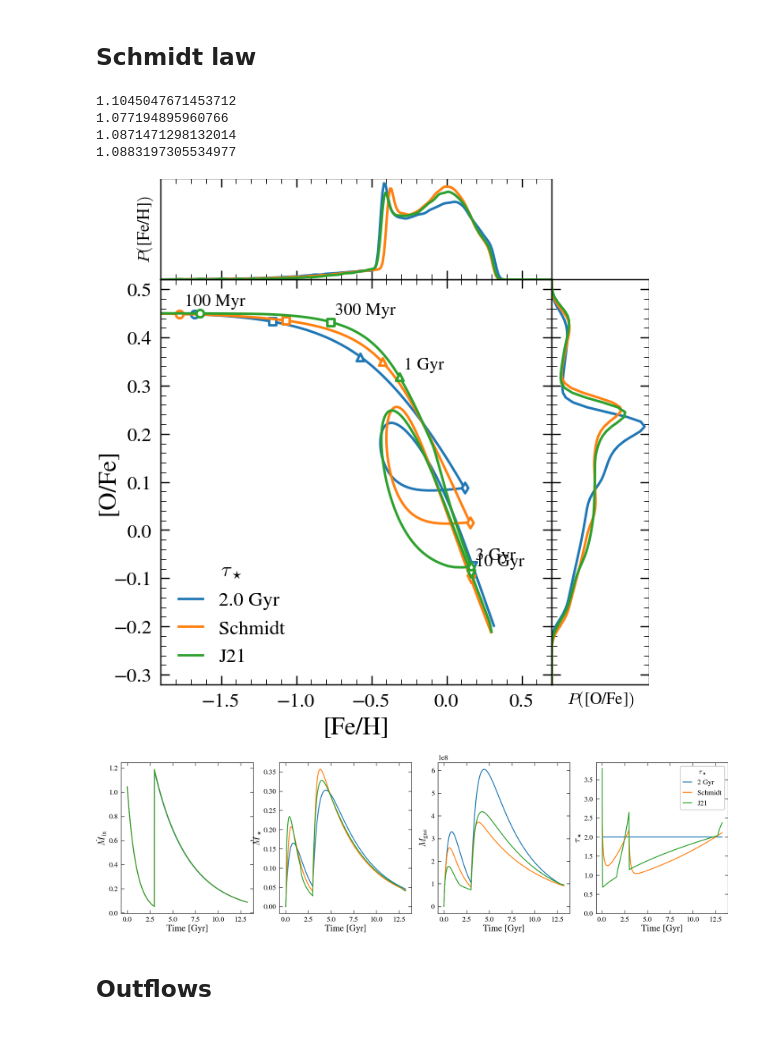
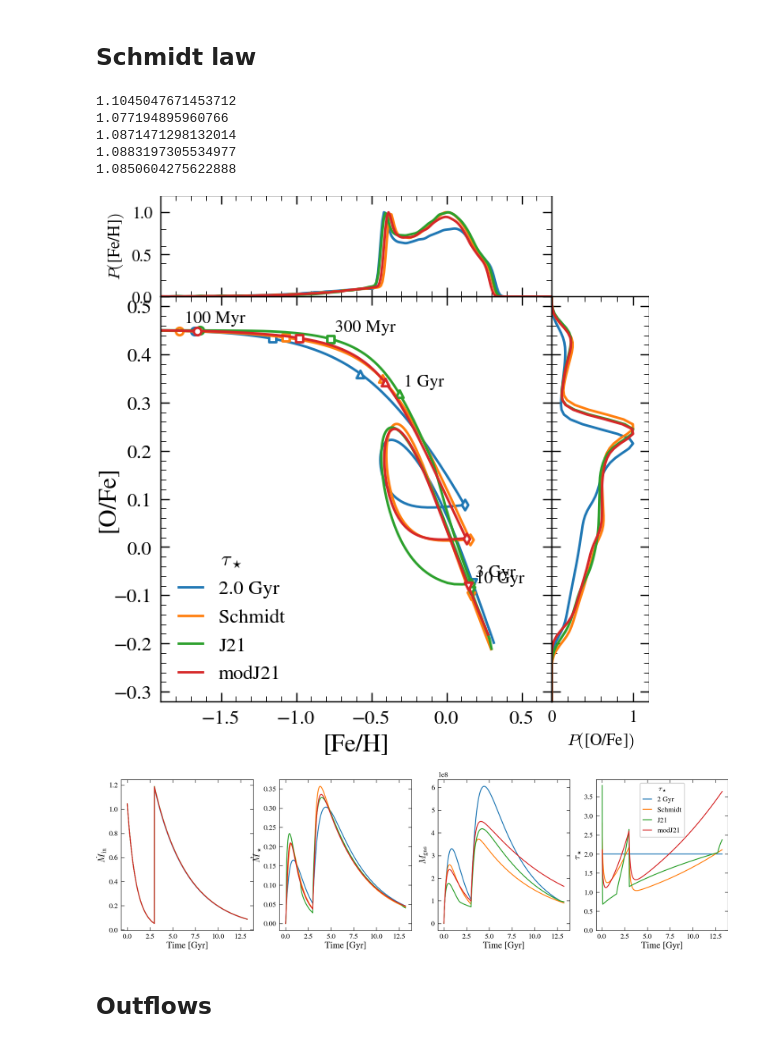
Before and after one commit to lodubay/twoinfall, a Jupyter notebook: src/scripts/onezone_params.ipynb, the cells around one changed output. Drawn from its saved outputs; the diff is of its cells as text; code cells hidden in the pictures.

```diff
--- a/src/scripts/onezone_params.ipynb
+++ b/src/scripts/onezone_params.ipynb
@@ -358,38 +358,52 @@ sz = setup_onezone(name, ifr, tau_star=tau_star)
 sz.schmidt = True
 sz.schmidt_index = schmidt_index
 sz.MgSchmidt = MgSchmidt
 sz.Mg0 = 1e6
 sz.run(simtime, overwrite=True)
 plot_vice_onezone(name, fig=fig, axs=axs,
                   label='Schmidt',
                   marker_labels=False)
 
 # default J21 sf law
 tau_star_J21 = J21_sf_law(zone_area)
 name = str(output_dir / 'J21')
 ifr.ratio = twoinfall_ampratio(ifr, 8, onset=3, tau_star=tau_star_J21, Mg0=1e6)
 print(ifr.ratio)
 sz = setup_onezone(name, ifr, tau_star=tau_star_J21)
 sz.Mg0 = 1e6
 sz.run(simtime, overwrite=True)
 plot_vice_onezone(name, fig=fig, axs=axs,
                   label='J21',
                   marker_labels=True)
 
+# modified J21 with two components
+# N=1.5 below 10^8 Msun kpc^-2, and
+# linear (tau_star=tau_mol) above
+modified_J21 = J21_sf_law(zone_area, index1=1.5, index2=1.5, Sigma_g2=1e8)
+name = str(output_dir / 'modJ21')
+ifr.ratio = twoinfall_ampratio(ifr, 8, onset=3, tau_star=modified_J21, Mg0=1e6)
+print(ifr.ratio)
+sz = setup_onezone(name, ifr, tau_star=modified_J21)
+sz.Mg0 = 1e6
+sz.run(simtime, overwrite=True)
+plot_vice_onezone(name, fig=fig, axs=axs,
+                  label='modJ21')
+
 axs[1].set_ylim(bottom=0)
 axs[2].set_xlim(left=0)
 axs[0].legend(frameon=False, loc='lower left', title=r'$\tau_\star$')
 plt.show()
 # %% [output]
 1.1045047671453712
 1.077194895960766
 1.0871471298132014
 1.0883197305534977
+1.0850604275622888
-[figure, old version]
+[figure, new version]
 # %%
 fig, axs = plt.subplots(1, 4, figsize=(12, 3))
-name_list = ['taustar20', 'schmidt', 'J21']
-label_list = ['2 Gyr', 'Schmidt', 'J21']
+name_list = ['taustar20', 'schmidt', 'J21', 'modJ21']
+label_list = ['2 Gyr', 'Schmidt', 'J21', 'modJ21']
 for i, name in enumerate(name_list):
     name = str(output_dir / name)
     hist = vice.history(name)
@@ -408,7 +422,7 @@ axs[3].set_ylabel(r'$\tau_\star$')
 axs[3].set_ylim((0, None))
 plt.show()
 # %% [output]
-[figure, old version]
+[figure, new version]
 # %% [markdown]
 ## Outflows
 # %%
```
Also changed, not shown: parts of 12 cells of this notebook, 1 other file.
